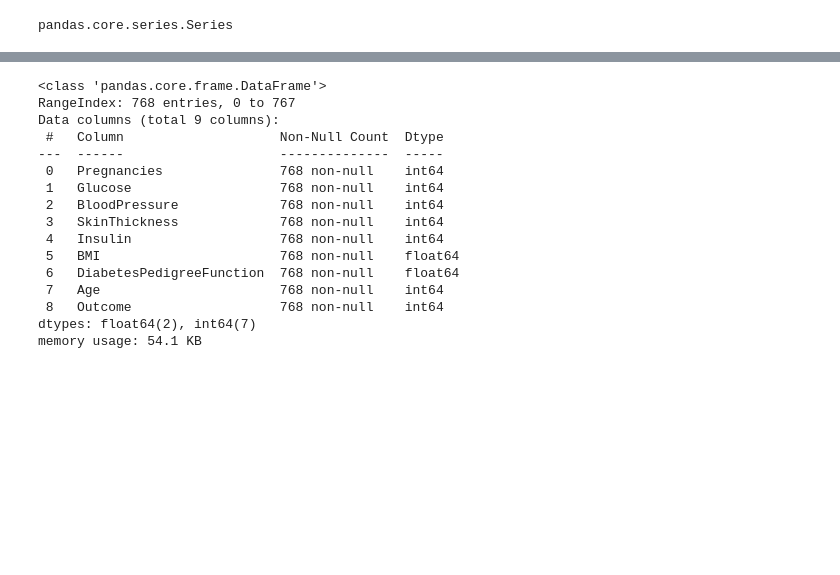
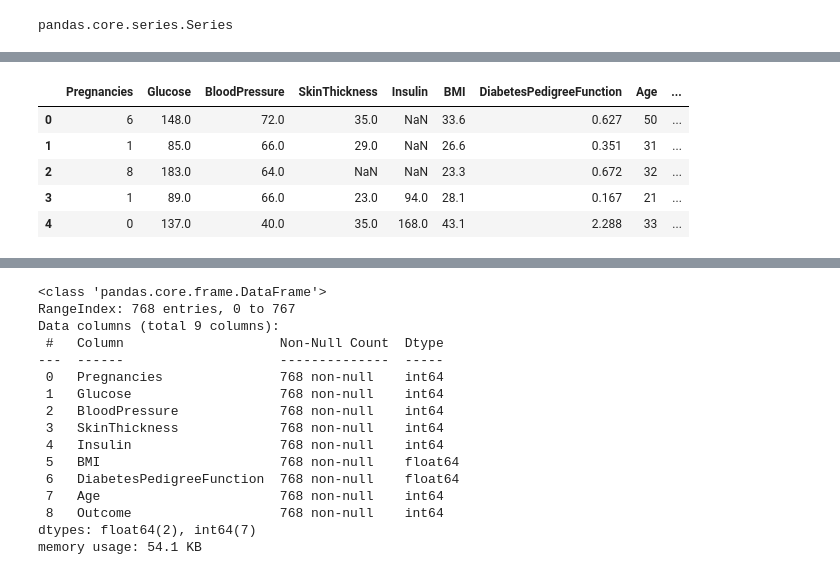
Before and after one commit to MichalWilk45/DataScienceCB, a Jupyter notebook: Pima_Indians_Diabetes_Analysis.ipynb, the cells around one changed output, grey strips where cells are left out. Cells and saved outputs as stored; diff of their text form; code cells hidden in the pictures; blank space fills up the shorter version.

```diff
--- a/Pima_Indians_Diabetes_Analysis.ipynb
+++ b/Pima_Indians_Diabetes_Analysis.ipynb
@@ -105,0 +108,12 @@ KFold(n_splits=5, random_state=42, shuffle=True)
+# %%
+diabetes_NaN=diabetes.copy()
+diabetes_NaN[['Insulin','SkinThickness','BloodPressure','Glucose','BMI','DiabetesPedigreeFunction']] = diabetes_NaN[['Insulin','SkinThickness','BloodPressure','Glucose','BMI','DiabetesPedigreeFunction']].replace(0, np.nan)
+diabetes_NaN[['Insulin','SkinThickness','BloodPressure','Glucose','BMI','DiabetesPedigreeFunction']] = diabetes_NaN[['Insulin','SkinThickness','BloodPressure','Glucose','BMI','DiabetesPedigreeFunction']].replace(np.nan, np.nan)
+diabetes_NaN.head()
+# %% [output]
+|  | Pregnancies | Glucose | BloodPressure | SkinThickness | Insulin | BMI | DiabetesPedigreeFunction | Age | ... |
+| 0 | 6 | 148.0 | 72.0 | 35.0 | NaN | 33.6 | 0.627 | 50 | ... |
+| 1 | 1 | 85.0 | 66.0 | 29.0 | NaN | 26.6 | 0.351 | 31 | ... |
+| 2 | 8 | 183.0 | 64.0 | NaN | NaN | 23.3 | 0.672 | 32 | ... |
+| 3 | 1 | 89.0 | 66.0 | 23.0 | 94.0 | 28.1 | 0.167 | 21 | ... |
+| 4 | 0 | 137.0 | 40.0 | 35.0 | 168.0 | 43.1 | 2.288 | 33 | ... |
```
Also changed, not shown: parts of 16 cells of this notebook.
